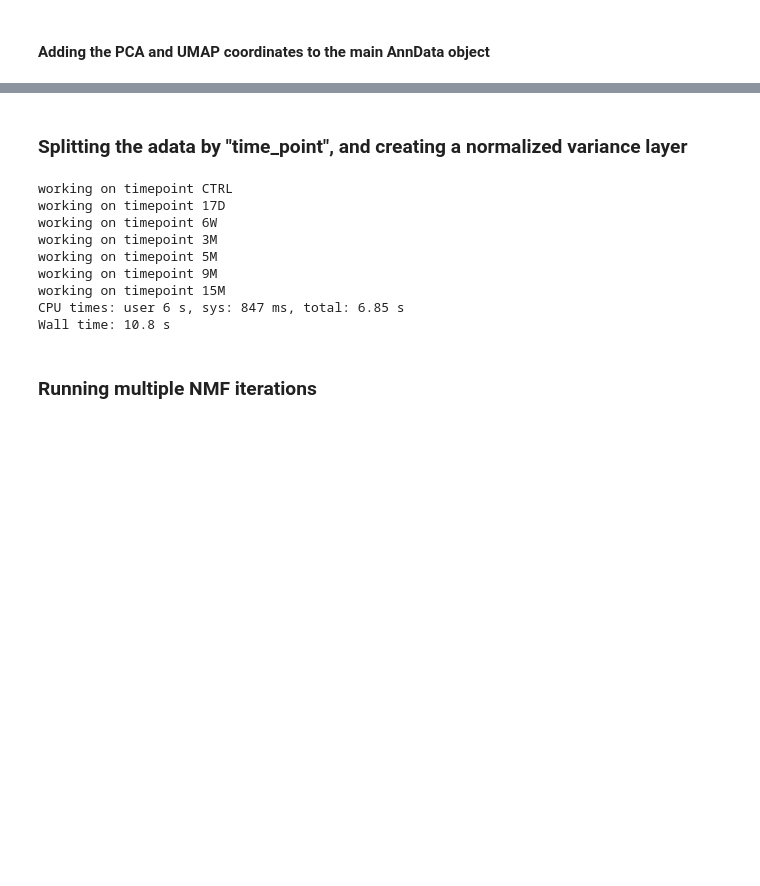
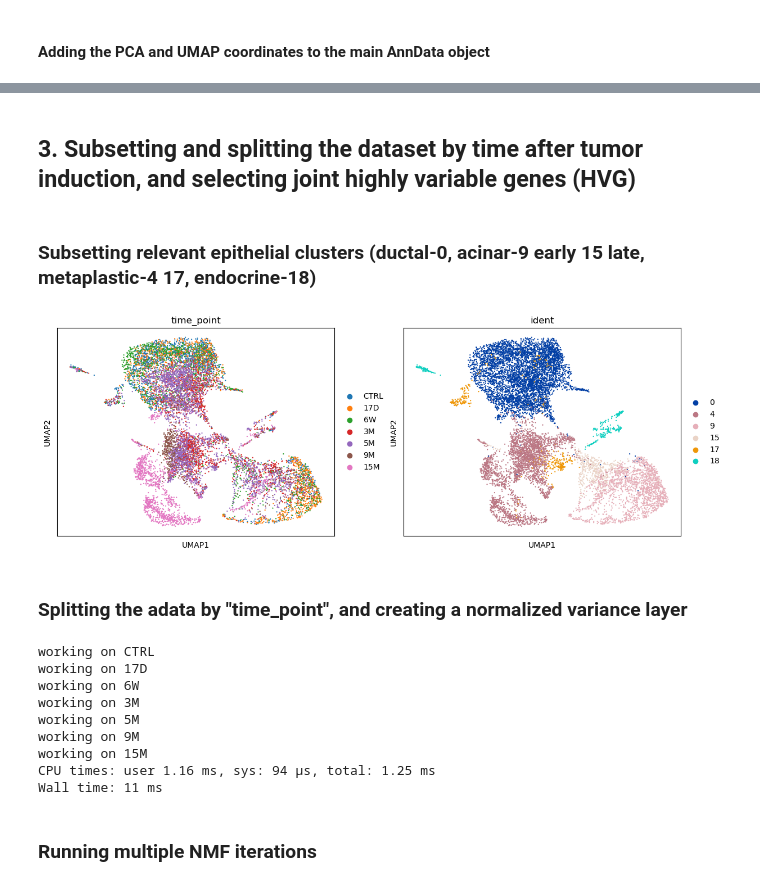
Before and after one commit to nitzanlab/gep-dynamics, a Jupyter notebook: notebooks/analyse_schlesinger.ipynb, the cells around one changed output, grey strips where cells are left out. Drawn from its saved outputs; the diff is of its cells as text; code cells hidden in the pictures; blank space fills up the shorter version.

```diff
--- a/notebooks/analyse_schlesinger.ipynb
+++ b/notebooks/analyse_schlesinger.ipynb
@@ -259,0 +268,8 @@ _utils.joint_hvg_across_stages(adata, obs_category_key = 'time_point')
+# %%
+%%time
+pre_processed_adata_file = results_dir.joinpath('full.h5ad')
+
+if not pre_processed_adata_file.exists():
+    adata.write(pre_processed_adata_file)
+else:
+    adata = sc.read(pre_processed_adata_file)
@@ -260,38 +279,63 @@ _utils.joint_hvg_across_stages(adata, obs_category_key = 'time_point')
+# %% [markdown]
+## 3. Subsetting and splitting the dataset by time after tumor induction, and selecting joint highly variable genes (HVG)
+# %% [markdown]
+### Subsetting relevant epithelial clusters (ductal-0, acinar-9 early 15 late, metaplastic-4 17, endocrine-18)
+# %%
+column_of_interest = 'time_point'
+
+subset_adata_file = results_dir.joinpath('subset.h5ad')
+if not subset_adata_file.exists():
+    subset = adata[adata.obs.ident.isin(['0', '4', '9', '15', '17', '18'])].copy()
+
+    # Removing genes that were probably miss-labeled:
+    subset = subset[subset.obsp['connectivities'].sum(axis=1)>=2.1]
+
+    sc.pp.filter_genes(subset, min_cells=0)
+    sc.pp.filter_genes(subset, min_counts=0)
+
+    _utils.joint_hvg_across_stages(subset, obs_category_key=column_of_interest)
+
+    subset.write(subset_adata_file)
+else:
+    subset = sc.read(subset_adata_file)
+
+sc.pl.umap(subset, color=['time_point', 'ident'])
+# %% [output]
+[figure, added]
 # %% [markdown]
 ### Splitting the adata by "time_point", and creating a normalized variance layer
 # %%
 %%time
 
-times = adata.obs.time_point.cat.categories
-split_adatas_dir = _utils.set_dir(results_dir.joinpath('split_adatas'))
+column_of_interest = 'time_point'
+categories = subset.obs[column_of_interest].cat.categories
 
-for t in times:
-    print(f'working on timepoint {t}')
-    if not split_adatas_dir.joinpath(f'{t}.h5ad').exists():
-        tmp = adata[adata.obs.time_point == t].copy()
+split_adatas_dir = _utils.set_dir(results_dir.joinpath(f'split_{column_of_interest}'))
 
-        tmp.uns['name'] = f'{t}'   # full name
-        tmp.uns['sname'] = f'{t[:3]}'  # short name, truncating CTRL to CTR
+for cat in categories:
+    print(f'working on {cat}')
+    if not split_adatas_dir.joinpath(f'{cat}.h5ad').exists():
+        tmp = subset[subset.obs[column_of_interest] == cat].copy()
+
+        tmp.uns['name'] = f'{cat}'   # full name
+        tmp.uns['sname'] = f'{cat[:3]}'  # short name, truncating CTRL to CTR
 
         # correcting the gene counts
         sc.pp.filter_genes(tmp, min_cells=0)
         sc.pp.filter_genes(tmp, min_counts=0)
 
-        # calculating per sample HVGs
-        sc.pp.highly_variable_genes(tmp, flavor='seurat_v3', n_top_genes=_constants.NUMBER_HVG)
-
-        tmp.write_h5ad(split_adatas_dir.joinpath(f'{t}.h5ad'))
+        tmp.write_h5ad(split_adatas_dir.joinpath(f'{cat}.h5ad'))
 
         del tmp
 # %% [output]
-working on timepoint CTRL
-working on timepoint 17D
-working on timepoint 6W
-working on timepoint 3M
-working on timepoint 5M
-working on timepoint 9M
-working on timepoint 15M
-CPU times: user 6 s, sys: 847 ms, total: 6.85 s
-Wall time: 10.8 s
+working on CTRL
+working on 17D
+working on 6W
+working on 3M
+working on 5M
+working on 9M
+working on 15M
+CPU times: user 1.16 ms, sys: 94 µs, total: 1.25 ms
+Wall time: 11 ms
 # %% [markdown]
 ### Running multiple NMF iterations
```
Also changed, not shown: parts of 28 cells of this notebook, 3 other files.
